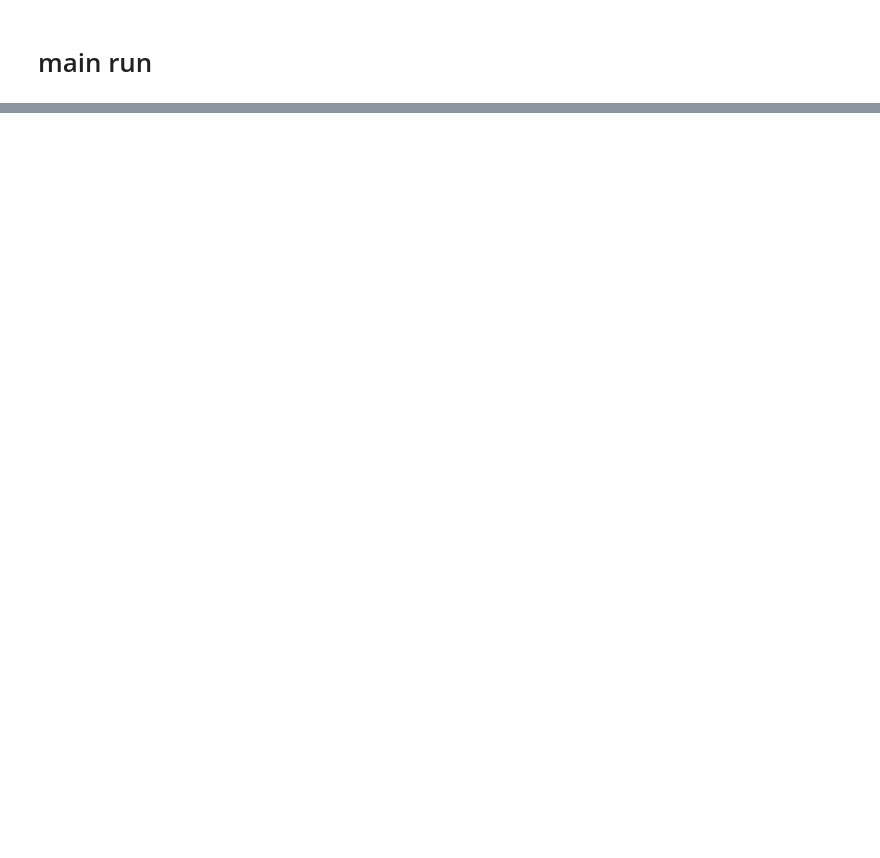
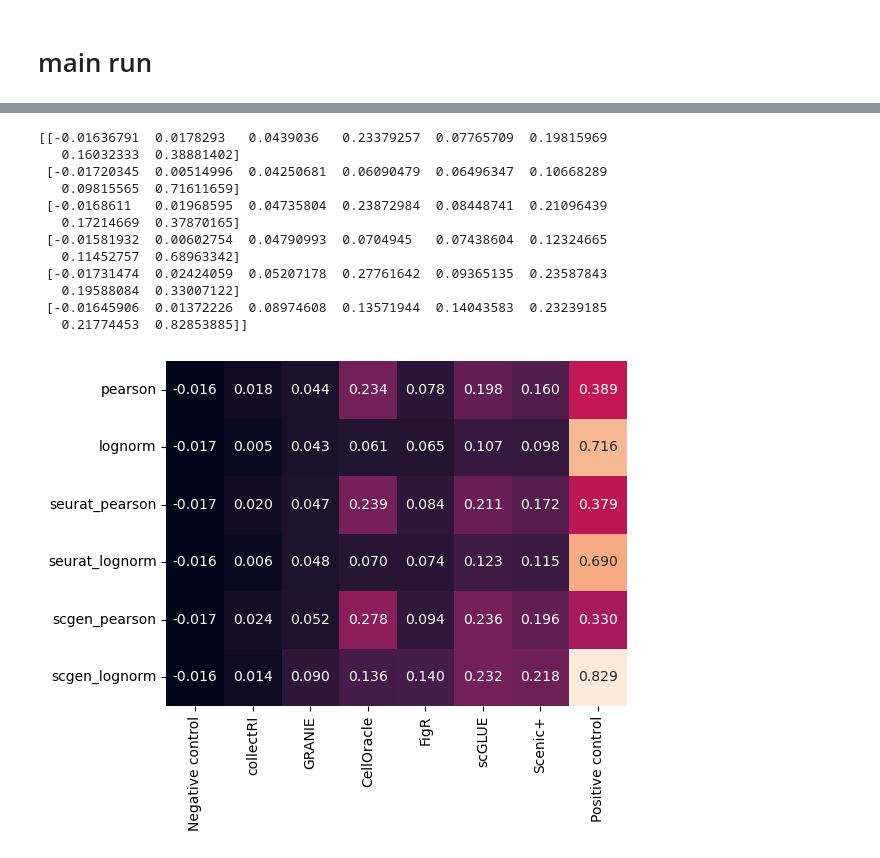
Before and after one commit to janursa/grn_benchmark, a Jupyter notebook: notebooks/first-validation.ipynb, the cells around one changed output, grey strips where cells are left out. Drawn from its saved outputs; the diff is of its cells as text; code cells hidden in the pictures; blank space fills up the shorter version.

```diff
--- a/notebooks/first-validation.ipynb
+++ b/notebooks/first-validation.ipynb
@@ -229,0 +312,23 @@ Missing file: ../output/benchmark/scores/exclude_missing_genes_False/ridge/1.0/l
+# %%
+reg_type = 'ridge'
+exclude_missing_genes = False
+manipulate='signed'
+
+theta = 1.0
+tf_n = None
+
+plot_table(reg_type, exclude_missing_genes, manipulate, theta, tf_n)
+# %% [output]
+[[-0.01636791  0.0178293   0.0439036   0.23379257  0.07765709  0.19815969
+   0.16032333  0.38881402]
+ [-0.01720345  0.00514996  0.04250681  0.06090479  0.06496347  0.10668289
+   0.09815565  0.71611659]
+ [-0.0168611   0.01968595  0.04735804  0.23872984  0.08448741  0.21096439
+   0.17214669  0.37870165]
+ [-0.01581932  0.00602754  0.04790993  0.0704945   0.07438604  0.12324665
+   0.11452757  0.68963342]
+ [-0.01731474  0.02424059  0.05207178  0.27761642  0.09365135  0.23587843
+   0.19588084  0.33007122]
+ [-0.01645906  0.01372226  0.08974608  0.13571944  0.14043583  0.23239185
+   0.21774453  0.82853885]]
+[figure, added]
```
Also changed, not shown: parts of 19 cells of this notebook, 2 other files.
